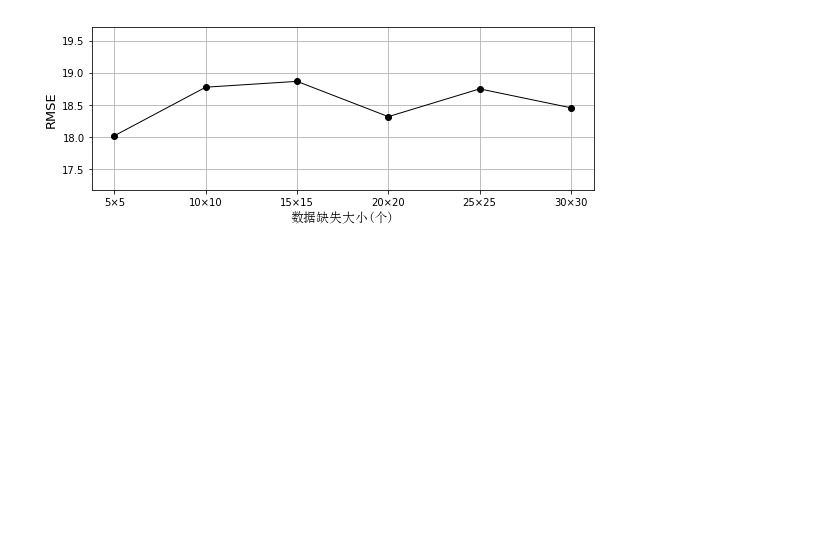
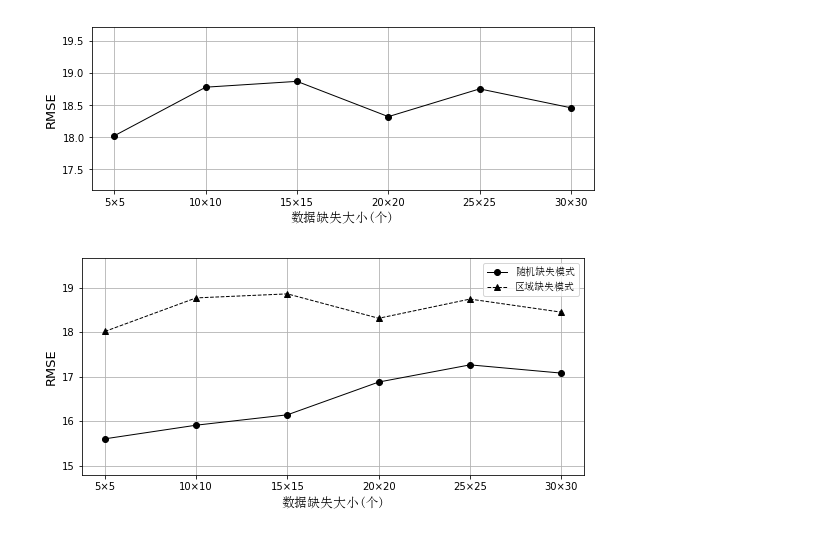
Before and after one commit to theMYang/freedom, a Jupyter notebook: pic/modelPic.ipynb, the cells around one changed output. Saved outputs shown, nothing was run; the diff lists cells and outputs as text; code cells hidden in the pictures; blank space fills up the shorter version.

```diff
--- a/pic/modelPic.ipynb
+++ b/pic/modelPic.ipynb
@@ -56,3 +57,37 @@ lines = plt.plot(x, y, 'ko-',linewidth=1, markersize=6)
 plt.show()
 # %% [output]
 [figure]
+# %%
+import matplotlib as mpl
+import matplotlib.pyplot as plt
+import numpy as np
+Chinesefont = mpl.font_manager.FontProperties(fname='C:\Windows\Fonts\simsun.ttc')
+Englishfont = mpl.font_manager.FontProperties(fname='C:\Windows\Fonts\timesi.ttc')
+
+y = [18.021263754885705, 18.775980472880267, 18.866493129982047, 18.318000481663717, 18.749648354754207, 18.455463427315863]
+x = range(6)
+
+xi = range(6)
+yi = [15.607488748418092, 15.914164873389165, 16.147752797999594, 16.884505100296796, 17.27061635361322, 17.08535889634178]
+
+fig, ax = plt.subplots(figsize=(9, 4))
+# ax.set(xlabel='数据缺失率(%)', ylabel='RMSE', title='',fontsize=120)
+plt.xlabel('数据缺失大小(个)', fontproperties = Chinesefont,fontsize=13)
+plt.ylabel('RMSE', fontsize=13)
+plt.grid(True)
+plt.margins(0.05, 0.25)
+# ax.set_title('图片展示',fontsize=120, color='r', fontproperties = Chinesefont)
+# ax.plot(xi, yi, 'k^--',linewidth=1, markersize=10)
+labels=['5×5','10×10','15×15','20×20','25×25','30×30']
+plt.xticks(x,labels)
+lines = plt.plot(xi, yi, 'ko-', x, y, 'k^--',linewidth=1, markersize=6)
+
+plt.setp(lines[0], linewidth=1)
+plt.setp(lines[1], markersize=6)
+
+ax.legend(('随机缺失模式', '区域缺失模式'), loc='best', prop = Chinesefont)
+# plt.savefig("缺失模式对比.png", dpi=300)
+
+plt.show()
+# %% [output]
+[figure, added]
```
Also changed, not shown: parts of 1 cell of this notebook, 34 other files.
